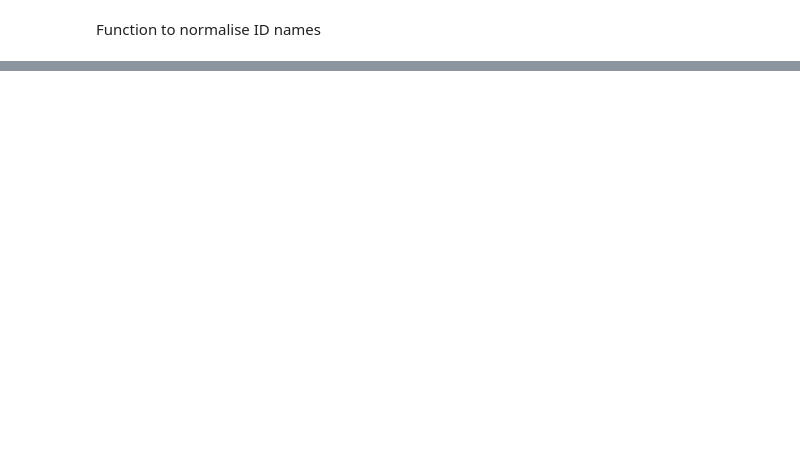
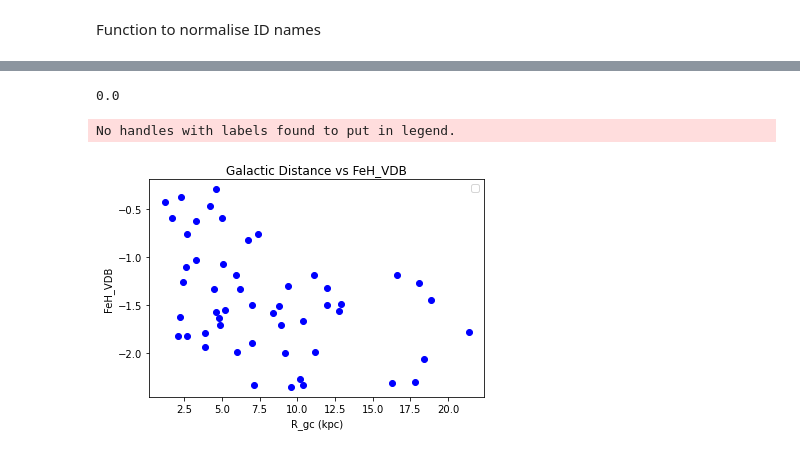
Before and after one commit to FeymanMCSQ/PHYS3116-Computational-Assignment, a Jupyter notebook: Daniel's Folder/mergerCode.ipynb, the cells around one changed output, grey strips where cells are left out. Saved outputs shown, nothing was run; the diff lists cells and outputs as text; code cells hidden in the pictures; blank space fills up the shorter version.

```diff
--- a/Daniel's Folder/mergerCode.ipynb
+++ b/Daniel's Folder/mergerCode.ipynb
@@ -93,0 +175,13 @@ False
+# %%
+display((valid_R_G_data['R_gc'] - valid_R_G_data['R_G']).abs().max())
+# %% [output]
+0.0
+# %%
+plt.scatter(harris_vdb_k21_merged['R_gc'], harris_vdb_k21_merged['FeH_VDB'], color='blue')
+plt.xlabel('R_gc (kpc)')
+plt.ylabel('FeH_VDB')
+plt.title('Galactic Distance vs FeH_VDB')
+plt.show()
+# %% [output]
+No handles with labels found to put in legend.
+[figure, added]
```
Also changed, not shown: parts of 11 cells of this notebook.
